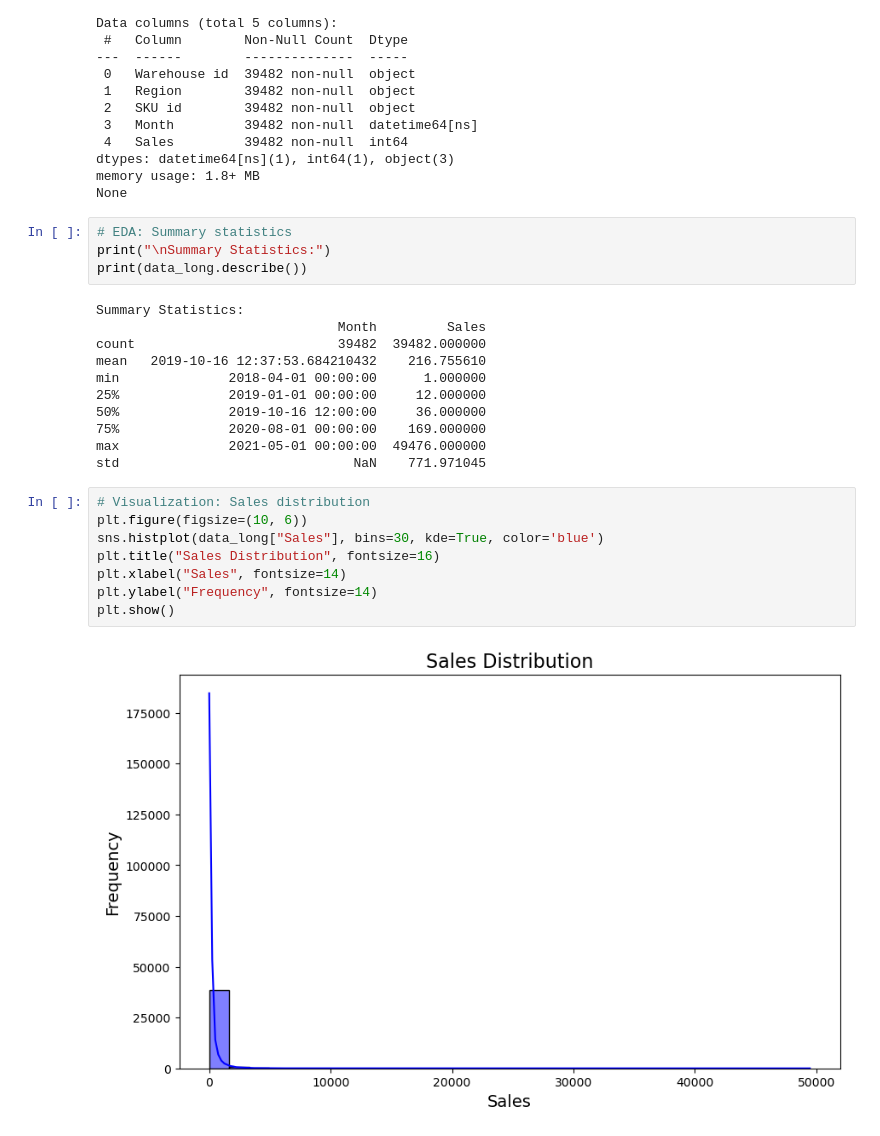
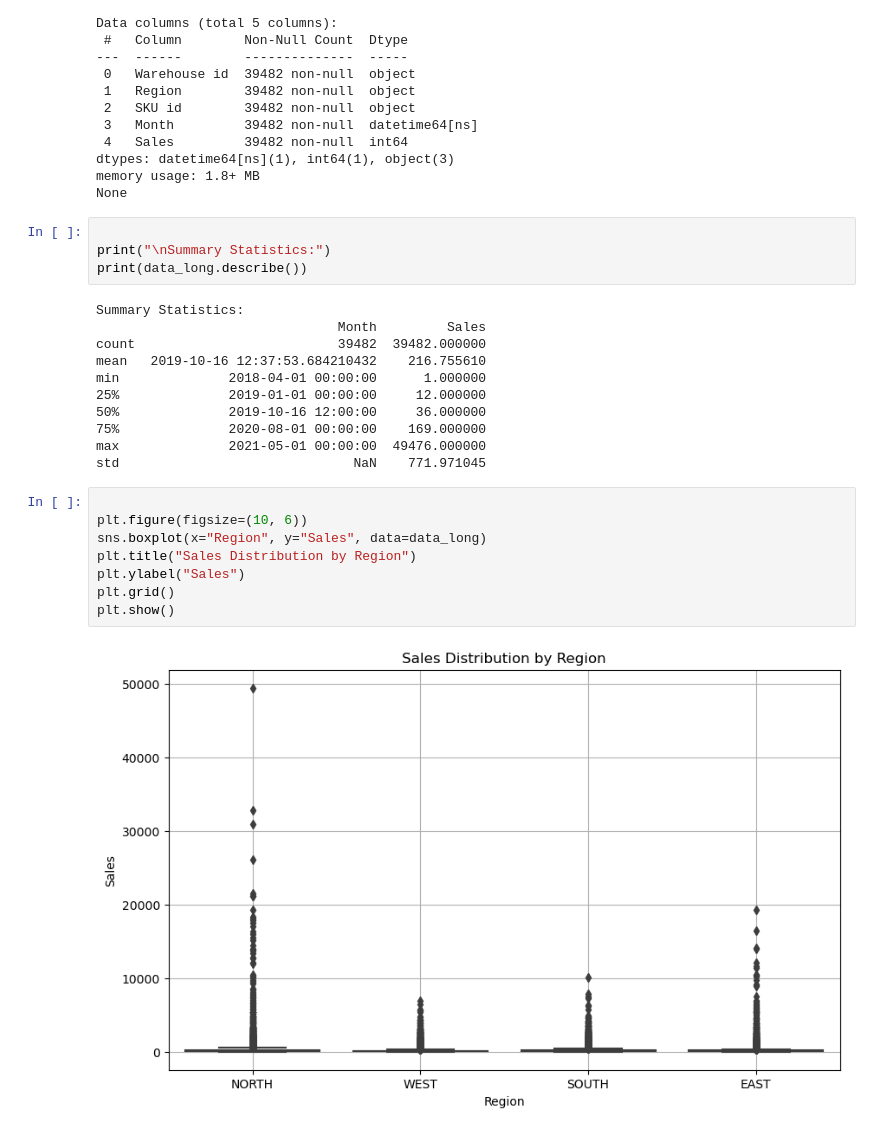
Before and after one commit to Bhagyashree-77/Forecasting_SARIMA, a Jupyter notebook: forecasting_SARIMA.ipynb, the cells around one changed output. Saved outputs shown, nothing was run; the diff lists cells and outputs as text.

```diff
--- a/forecasting_SARIMA.ipynb
+++ b/forecasting_SARIMA.ipynb
@@ -57,7 +60,7 @@ dtypes: datetime64[ns](1), int64(1), object(3)
 memory usage: 1.8+ MB
 None
 # %%
-# EDA: Summary statistics
+
 print("\nSummary Statistics:")
 print(data_long.describe())
 # %% [output]
@@ -72,13 +75,13 @@ min              2018-04-01 00:00:00      1.000000
 max              2021-05-01 00:00:00  49476.000000
 std                              NaN    771.971045
 # %%
-# Visualization: Sales distribution
+
 plt.figure(figsize=(10, 6))
-sns.histplot(data_long["Sales"], bins=30, kde=True, color='blue')
-plt.title("Sales Distribution", fontsize=16)
-plt.xlabel("Sales", fontsize=14)
-plt.ylabel("Frequency", fontsize=14)
+sns.boxplot(x="Region", y="Sales", data=data_long)
+plt.title("Sales Distribution by Region")
+plt.ylabel("Sales")
+plt.grid()
 plt.show()
 # %% [output]
-[figure, old version]
+[figure, new version]
 # %%
```
Also changed, not shown: parts of 21 cells of this notebook, 4 other files.
